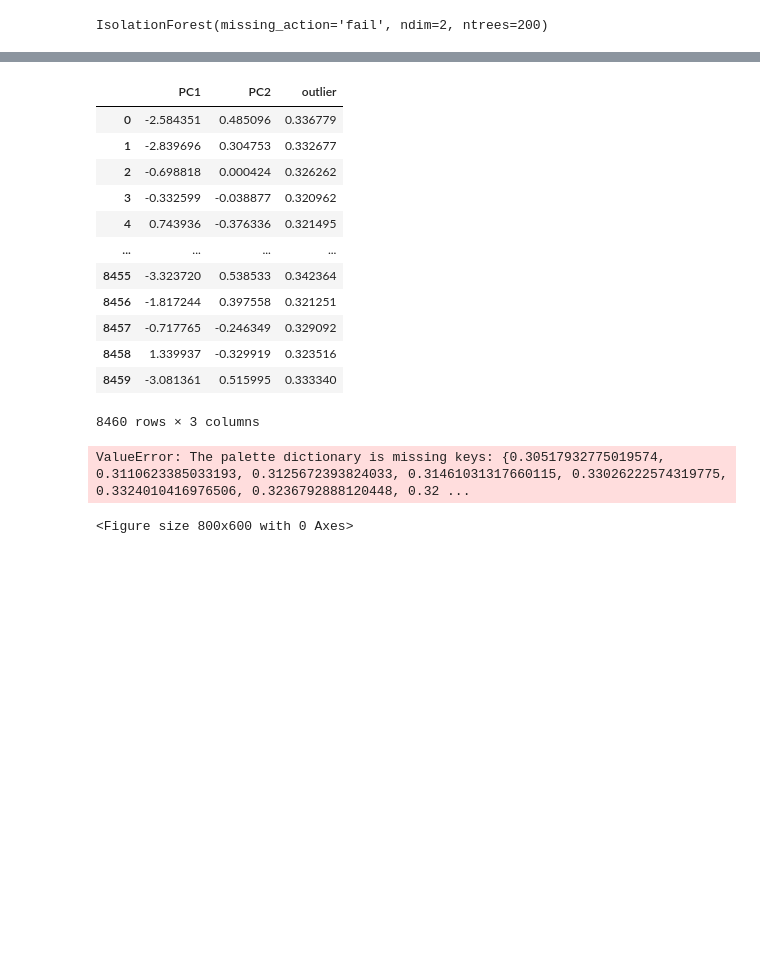
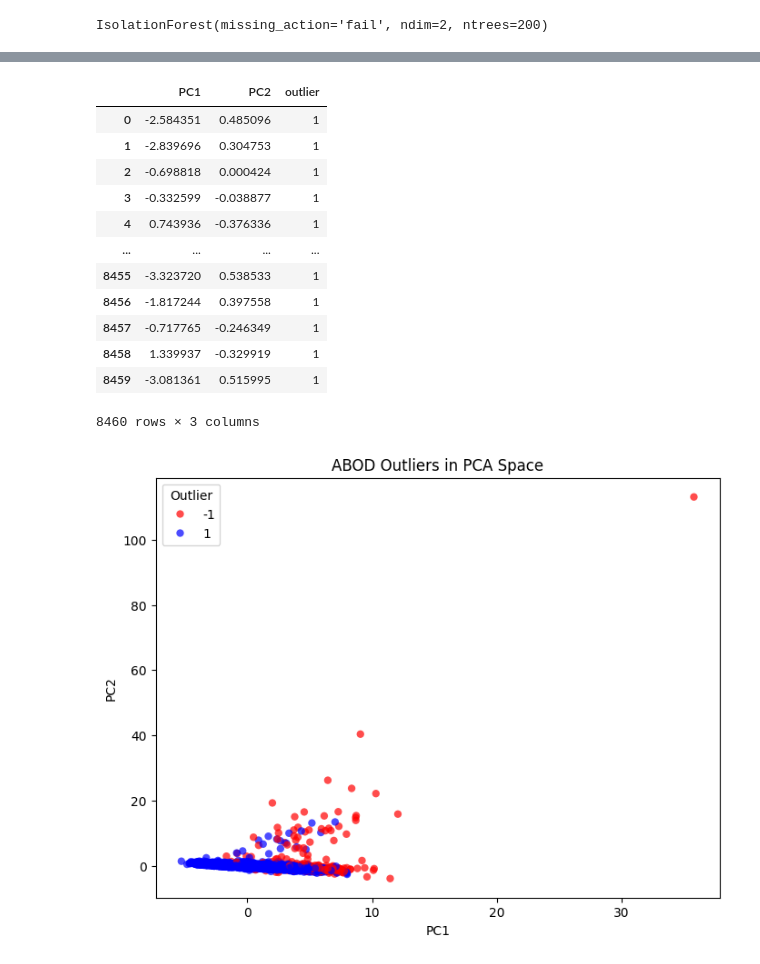
Before and after one commit to lorenzobuccolini03/Data-Mining---Advanced-Topics, a Jupyter notebook: Outliers_Detection/Model_Based_Approaches.ipynb, the cells around one changed output, grey strips where cells are left out. Drawn from its saved outputs; the diff is of its cells as text; code cells hidden in the pictures; blank space fills up the shorter version.

```diff
--- a/Outliers_Detection/Model_Based_Approaches.ipynb
+++ b/Outliers_Detection/Model_Based_Approaches.ipynb
@@ -153,9 +164,3 @@ model = IsolationForest(ndim=2, # 2 dimensions for splits
 model.fit(X_np)
 # %% [output]
 IsolationForest(missing_action='fail', ndim=2, ntrees=200)
-# %%
-# Scores are the anomaly scores for each sample. The lower, the more abnormal.
-scores = model.predict(X_np)
-
-threshold = 0.6
-outliers = (scores > threshold).astype(int)
@@ -195,34 +227,33 @@ df_pca = df_pca.join(pd.Series(outliers, name='outlier'))
 df_pca
 # %% [output]
 |  | PC1 | PC2 | outlier |
-| 0 | -2.584351 | 0.485096 | 0.336779 |
-| 1 | -2.839696 | 0.304753 | 0.332677 |
-| 2 | -0.698818 | 0.000424 | 0.326262 |
-| 3 | -0.332599 | -0.038877 | 0.320962 |
-| 4 | 0.743936 | -0.376336 | 0.321495 |
+| 0 | -2.584351 | 0.485096 | 1 |
+| 1 | -2.839696 | 0.304753 | 1 |
+| 2 | -0.698818 | 0.000424 | 1 |
+| 3 | -0.332599 | -0.038877 | 1 |
+| 4 | 0.743936 | -0.376336 | 1 |
 | ... | ... | ... | ... |
-| 8455 | -3.323720 | 0.538533 | 0.342364 |
-| 8456 | -1.817244 | 0.397558 | 0.321251 |
-| 8457 | -0.717765 | -0.246349 | 0.329092 |
-| 8458 | 1.339937 | -0.329919 | 0.323516 |
-| 8459 | -3.081361 | 0.515995 | 0.333340 |
+| 8455 | -3.323720 | 0.538533 | 1 |
+| 8456 | -1.817244 | 0.397558 | 1 |
+| 8457 | -0.717765 | -0.246349 | 1 |
+| 8458 | 1.339937 | -0.329919 | 1 |
+| 8459 | -3.081361 | 0.515995 | 1 |
 8460 rows × 3 columns
 # %%
 plt.figure(figsize=(8, 6))
 sns.scatterplot(
     data=df_pca,
     x='PC1',
     y='PC2',
     hue='outlier',
-    palette={0: 'blue', 1: 'red'},
+    palette={1: 'blue', -1: 'red'},
     alpha=0.7,
     edgecolor='none'
 )
 plt.title('ABOD Outliers in PCA Space')
 plt.xlabel('PC1')
 plt.ylabel('PC2')
 plt.legend(title='Outlier')
 plt.show()
 # %% [output]
-ValueError: The palette dictionary is missing keys: {0.30517932775019574, 0.3110623385033193, 0.3125672393824033, 0.31461031317660115, 0.33026222574319775, 0.3324010416976506, 0.3236792888120448, 0.32 ...
-<Figure size 800x600 with 0 Axes>
+[figure, added]
```
Also changed, not shown: parts of 4 cells of this notebook, 9 other files.
